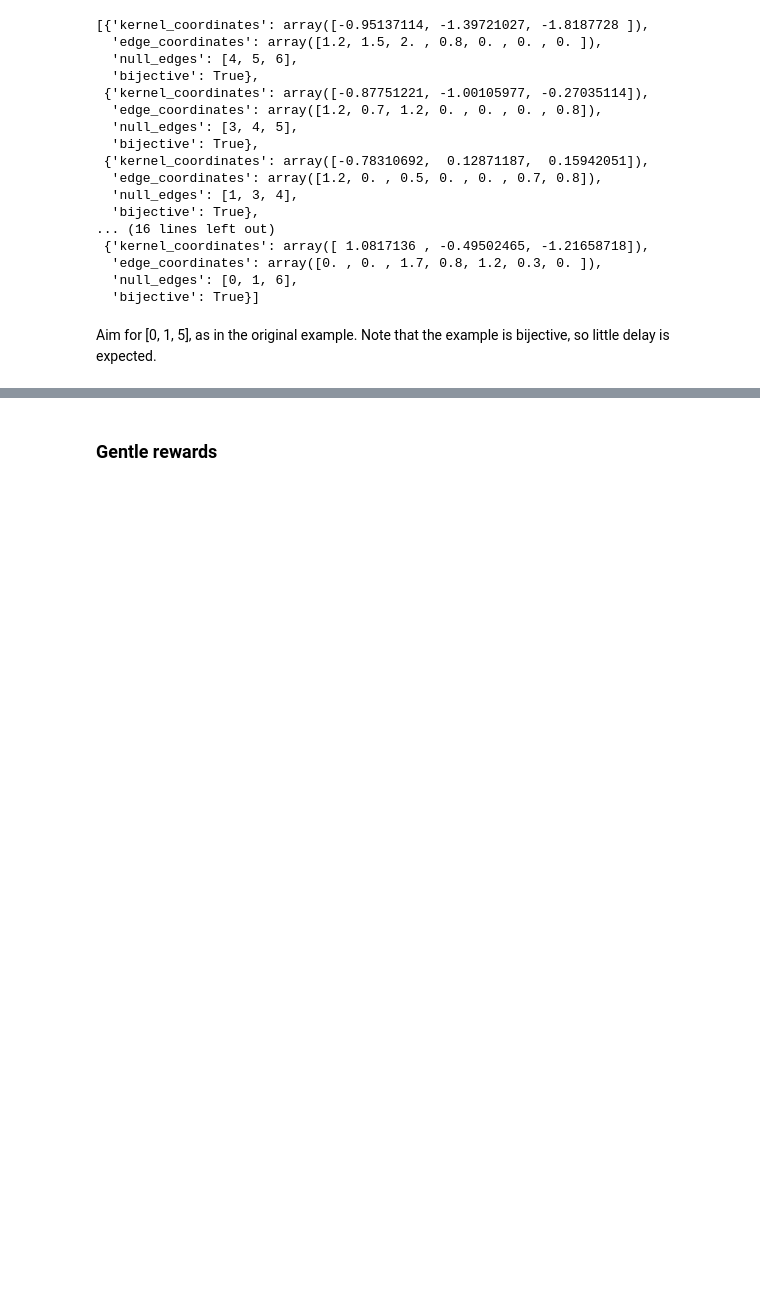
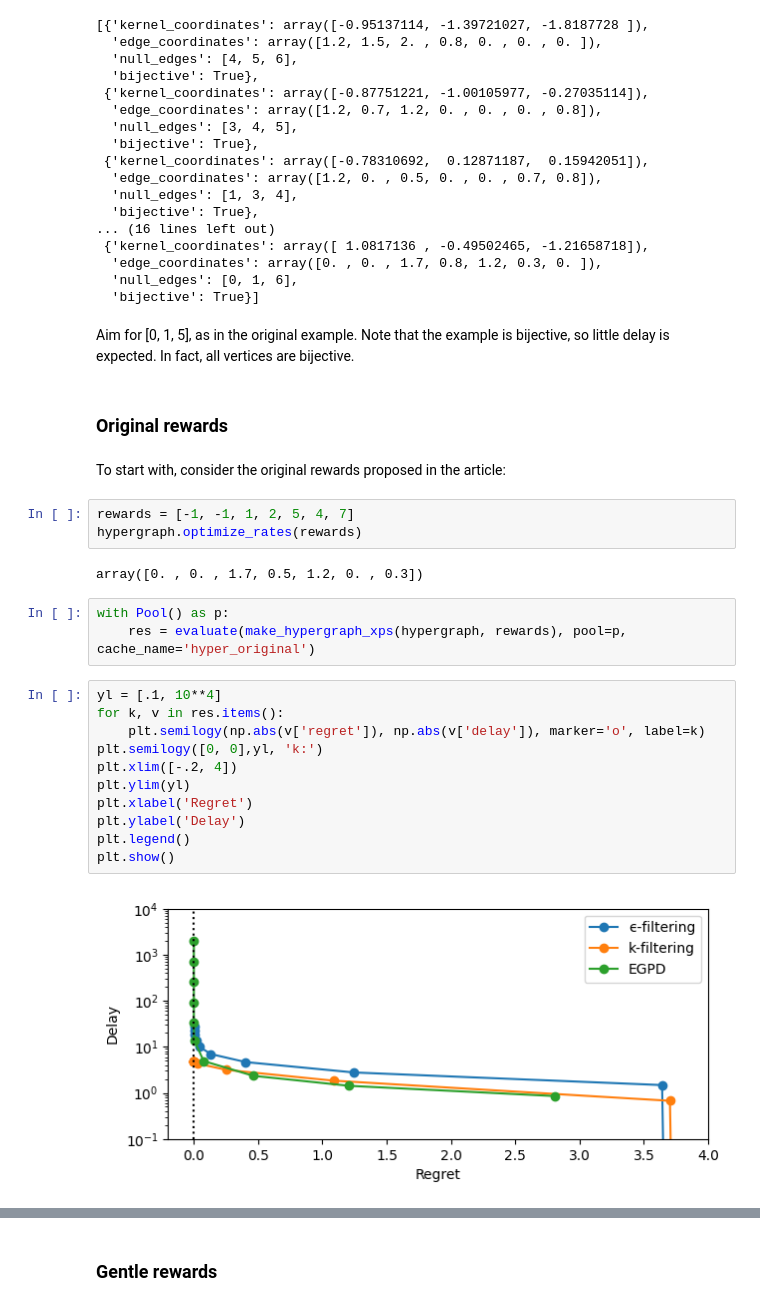
Before and after one commit to balouf/stochastic_matching, a Jupyter notebook: docs/tutorials/vertex_simulation.ipynb, the cells around one changed output, grey strips where cells are left out. Drawn from its saved outputs; the diff is of its cells as text; blank space fills up the shorter version.

```diff
--- a/docs/tutorials/vertex_simulation.ipynb
+++ b/docs/tutorials/vertex_simulation.ipynb
@@ -340,4 +340,29 @@ hypergraph.vertices
   'null_edges': [0, 1, 6],
   'bijective': True}]
 # %% [markdown]
-Aim for [0, 1, 5], as in the original example. Note that the example is bijective, so little delay is expected.
+Aim for [0, 1, 5], as in the original example. Note that the example is bijective, so little delay is expected. In fact, all vertices are bijective.
+# %% [markdown]
+### Original rewards
+# %% [markdown]
+To start with, consider the original rewards proposed in the article:
+# %%
+rewards = [-1, -1, 1, 2, 5, 4, 7]
+hypergraph.optimize_rates(rewards)
+# %% [output]
+array([0. , 0. , 1.7, 0.5, 1.2, 0. , 0.3])
+# %%
+with Pool() as p:
+    res = evaluate(make_hypergraph_xps(hypergraph, rewards), pool=p, cache_name='hyper_original')
+# %%
+yl = [.1, 10**4]
+for k, v in res.items():
+    plt.semilogy(np.abs(v['regret']), np.abs(v['delay']), marker='o', label=k)
+plt.semilogy([0, 0],yl, 'k:')
+plt.xlim([-.2, 4])
+plt.ylim(yl)
+plt.xlabel('Regret')
+plt.ylabel('Delay')
+plt.legend()
+plt.show()
+# %% [output]
+[figure, added]
```
Also changed, not shown: parts of 27 cells of this notebook.
